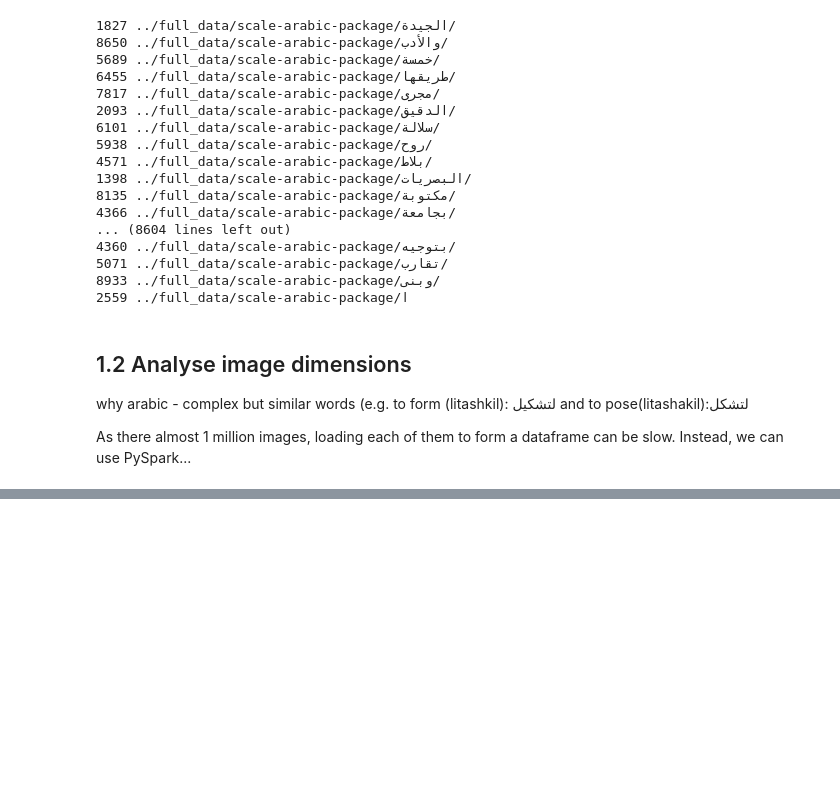
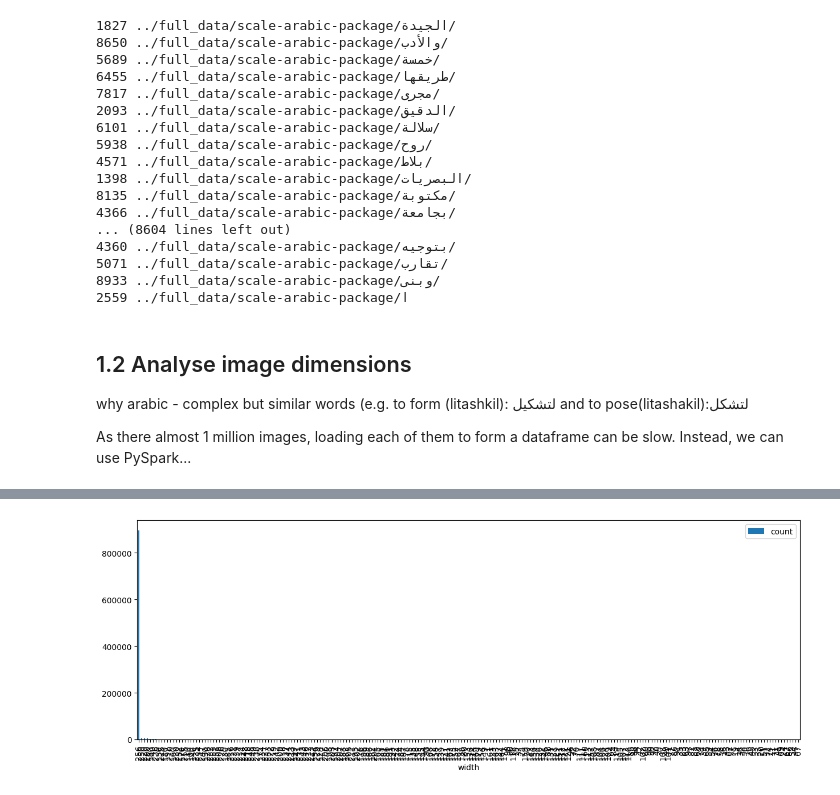
Before and after one commit to mnoor-ds/Sem2_CA1_Data, a Jupyter notebook: notebook/00_preprocess.ipynb, the cells around one changed output, grey strips where cells are left out. Cells and saved outputs as stored; diff of their text form; code cells hidden in the pictures; blank space fills up the shorter version.

```diff
--- a/notebook/00_preprocess.ipynb
+++ b/notebook/00_preprocess.ipynb
@@ -124,0 +250,5 @@ Py4JJavaError: An error occurred while calling o31.load.
+# %%
+# do the same for width values
+width_counts = rdd_df['width'].value_counts().reset_index()
+width_counts.rename(columns={'index': 'width', 'width': 'count'}, inplace=True)
+width_counts.head(5)
@@ -124,0 +285,4 @@ Py4JJavaError: An error occurred while calling o31.load.
+# %%
+width_counts.plot(x='width', y='count', kind='bar', figsize=(15,5));
+# %% [output]
+[figure, added]
```
Also changed, not shown: parts of 26 cells of this notebook, 5 other files.
